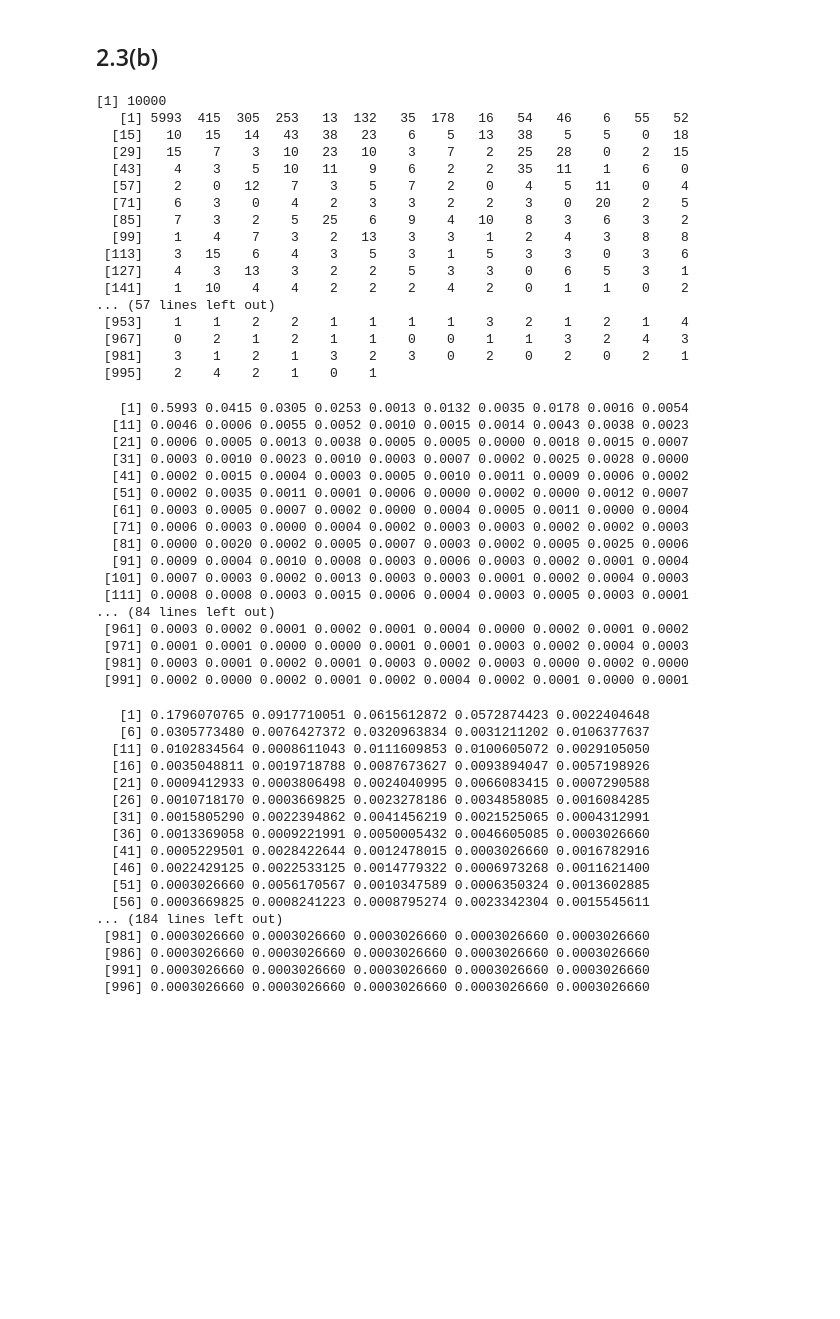
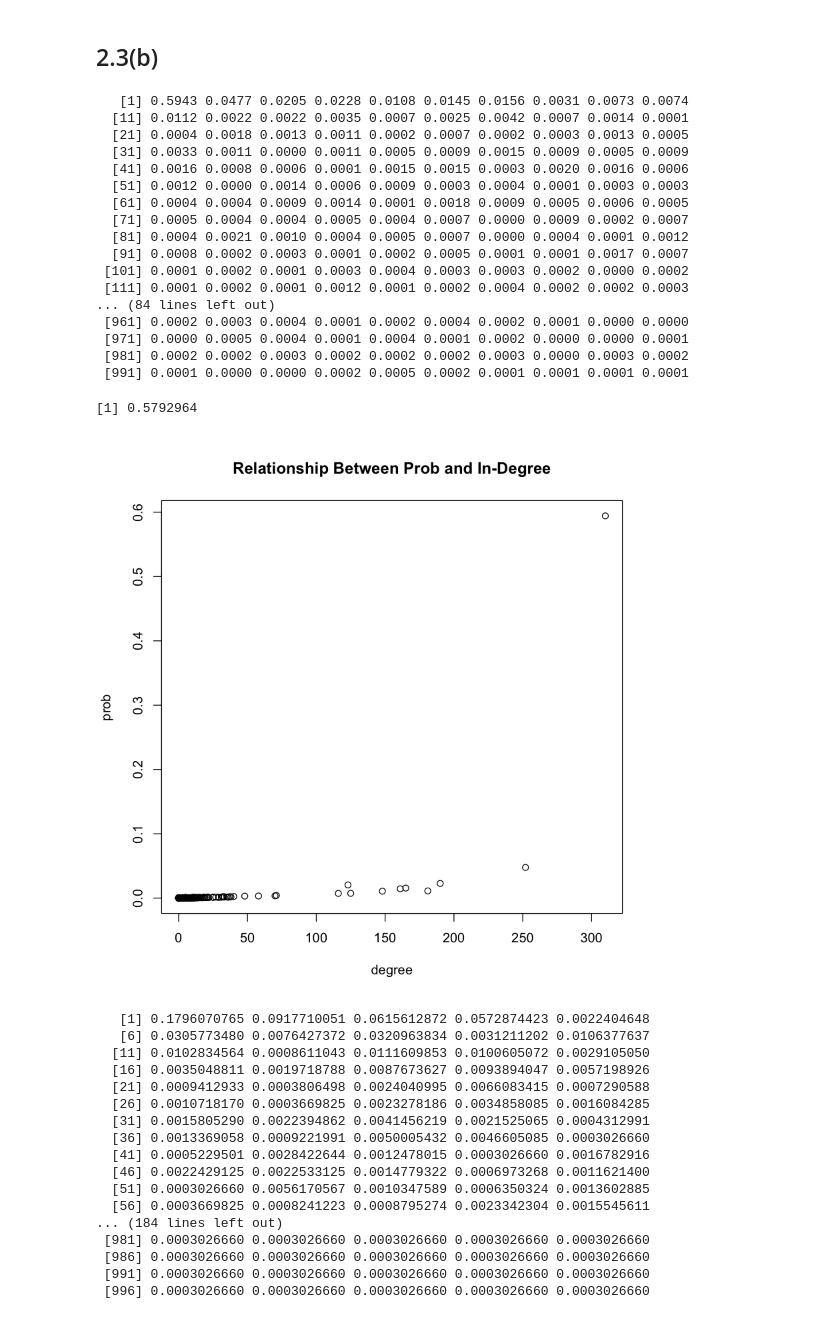
Before and after one commit to Jinxiatucla/232E, a Jupyter notebook: Project1/Problem2_3.ipynb, the cells around one changed output. Cells and saved outputs as stored; diff of their text form; code cells hidden in the pictures; blank space fills up the shorter version.

```diff
--- a/Project1/Problem2_3.ipynb
+++ b/Project1/Problem2_3.ipynb
@@ -151,46 +140,36 @@ for (i in 1:10000){
     visits[v_last] <- visits[v_last]+1
 }
 # %%
-print(sum(visits))
-print(visits)
+#print(sum(visits))
+#print(visits)
-# %% [output]
-[1] 10000
-   [1] 5993  415  305  253   13  132   35  178   16   54   46    6   55   52
-  [15]   10   15   14   43   38   23    6    5   13   38    5    5    0   18
-  [29]   15    7    3   10   23   10    3    7    2   25   28    0    2   15
-  [43]    4    3    5   10   11    9    6    2    2   35   11    1    6    0
-  [57]    2    0   12    7    3    5    7    2    0    4    5   11    0    4
-  [71]    6    3    0    4    2    3    3    2    2    3    0   20    2    5
-  [85]    7    3    2    5   25    6    9    4   10    8    3    6    3    2
-  [99]    1    4    7    3    2   13    3    3    1    2    4    3    8    8
- [113]    3   15    6    4    3    5    3    1    5    3    3    0    3    6
- [127]    4    3   13    3    2    2    5    3    3    0    6    5    3    1
- [141]    1   10    4    4    2    2    2    4    2    0    1    1    0    2
-... (57 lines left out)
- [953]    1    1    2    2    1    1    1    1    3    2    1    2    1    4
- [967]    0    2    1    2    1    1    0    0    1    1    3    2    4    3
- [981]    3    1    2    1    3    2    3    0    2    0    2    0    2    1
- [995]    2    4    2    1    0    1
 # %%
-print(visits/10000)
+visit_prob_b = visits/10000
+print (visit_prob_b)
 # %% [output]
-   [1] 0.5993 0.0415 0.0305 0.0253 0.0013 0.0132 0.0035 0.0178 0.0016 0.0054
-  [11] 0.0046 0.0006 0.0055 0.0052 0.0010 0.0015 0.0014 0.0043 0.0038 0.0023
-  [21] 0.0006 0.0005 0.0013 0.0038 0.0005 0.0005 0.0000 0.0018 0.0015 0.0007
-  [31] 0.0003 0.0010 0.0023 0.0010 0.0003 0.0007 0.0002 0.0025 0.0028 0.0000
-  [41] 0.0002 0.0015 0.0004 0.0003 0.0005 0.0010 0.0011 0.0009 0.0006 0.0002
-  [51] 0.0002 0.0035 0.0011 0.0001 0.0006 0.0000 0.0002 0.0000 0.0012 0.0007
-  [61] 0.0003 0.0005 0.0007 0.0002 0.0000 0.0004 0.0005 0.0011 0.0000 0.0004
-  [71] 0.0006 0.0003 0.0000 0.0004 0.0002 0.0003 0.0003 0.0002 0.0002 0.0003
-  [81] 0.0000 0.0020 0.0002 0.0005 0.0007 0.0003 0.0002 0.0005 0.0025 0.0006
-  [91] 0.0009 0.0004 0.0010 0.0008 0.0003 0.0006 0.0003 0.0002 0.0001 0.0004
- [101] 0.0007 0.0003 0.0002 0.0013 0.0003 0.0003 0.0001 0.0002 0.0004 0.0003
- [111] 0.0008 0.0008 0.0003 0.0015 0.0006 0.0004 0.0003 0.0005 0.0003 0.0001
+   [1] 0.5943 0.0477 0.0205 0.0228 0.0108 0.0145 0.0156 0.0031 0.0073 0.0074
+  [11] 0.0112 0.0022 0.0022 0.0035 0.0007 0.0025 0.0042 0.0007 0.0014 0.0001
+  [21] 0.0004 0.0018 0.0013 0.0011 0.0002 0.0007 0.0002 0.0003 0.0013 0.0005
+  [31] 0.0033 0.0011 0.0000 0.0011 0.0005 0.0009 0.0015 0.0009 0.0005 0.0009
+  [41] 0.0016 0.0008 0.0006 0.0001 0.0015 0.0015 0.0003 0.0020 0.0016 0.0006
+  [51] 0.0012 0.0000 0.0014 0.0006 0.0009 0.0003 0.0004 0.0001 0.0003 0.0003
+  [61] 0.0004 0.0004 0.0009 0.0014 0.0001 0.0018 0.0009 0.0005 0.0006 0.0005
+  [71] 0.0005 0.0004 0.0004 0.0005 0.0004 0.0007 0.0000 0.0009 0.0002 0.0007
+  [81] 0.0004 0.0021 0.0010 0.0004 0.0005 0.0007 0.0000 0.0004 0.0001 0.0012
+  [91] 0.0008 0.0002 0.0003 0.0001 0.0002 0.0005 0.0001 0.0001 0.0017 0.0007
+ [101] 0.0001 0.0002 0.0001 0.0003 0.0004 0.0003 0.0003 0.0002 0.0000 0.0002
+ [111] 0.0001 0.0002 0.0001 0.0012 0.0001 0.0002 0.0004 0.0002 0.0002 0.0003
 ... (84 lines left out)
- [961] 0.0003 0.0002 0.0001 0.0002 0.0001 0.0004 0.0000 0.0002 0.0001 0.0002
- [971] 0.0001 0.0001 0.0000 0.0000 0.0001 0.0001 0.0003 0.0002 0.0004 0.0003
- [981] 0.0003 0.0001 0.0002 0.0001 0.0003 0.0002 0.0003 0.0000 0.0002 0.0000
- [991] 0.0002 0.0000 0.0002 0.0001 0.0002 0.0004 0.0002 0.0001 0.0000 0.0001
+ [961] 0.0002 0.0003 0.0004 0.0001 0.0002 0.0004 0.0002 0.0001 0.0000 0.0000
+ [971] 0.0000 0.0005 0.0004 0.0001 0.0004 0.0001 0.0002 0.0000 0.0000 0.0001
+ [981] 0.0002 0.0002 0.0003 0.0002 0.0002 0.0002 0.0003 0.0000 0.0003 0.0002
+ [991] 0.0001 0.0000 0.0000 0.0002 0.0005 0.0002 0.0001 0.0001 0.0001 0.0001
+# %%
+plot(deg,visit_prob_b,main="Relationship Between Prob and In-Degree",xlab="degree",ylab="prob",type="p")
+cor=cor(deg,visit_prob_b) # count the probability correlation
+print(cor)
+# %% [output]
+[1] 0.5792964
+[figure, added]
 # %%
 page_rank(g)$vector
 # %% [output]
```
Also changed, not shown: parts of 6 cells of this notebook.
